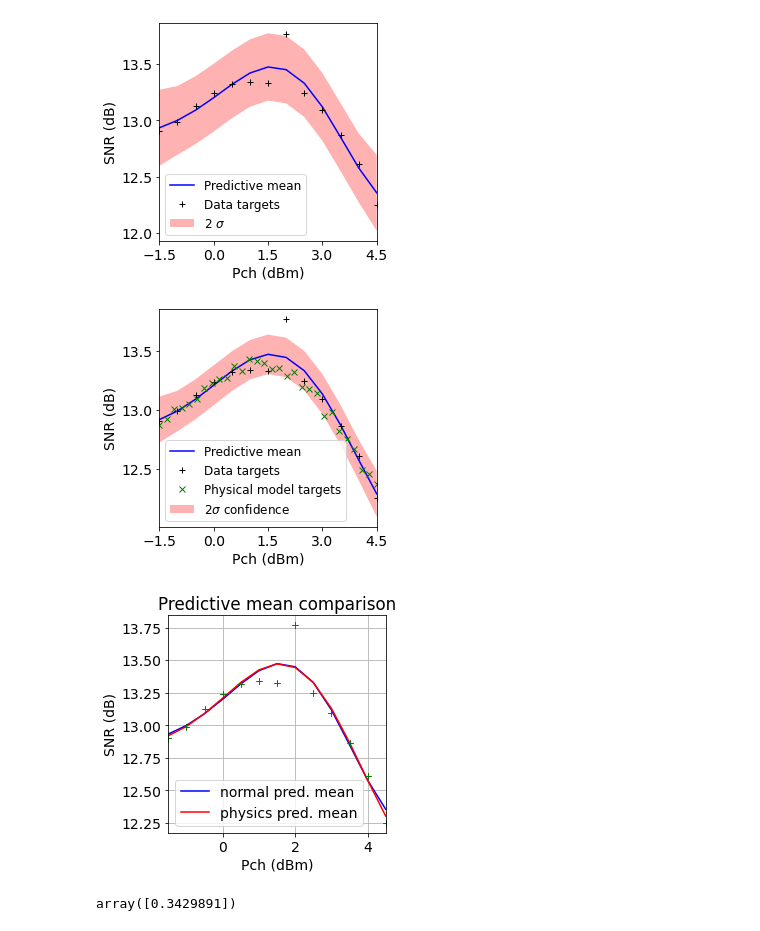
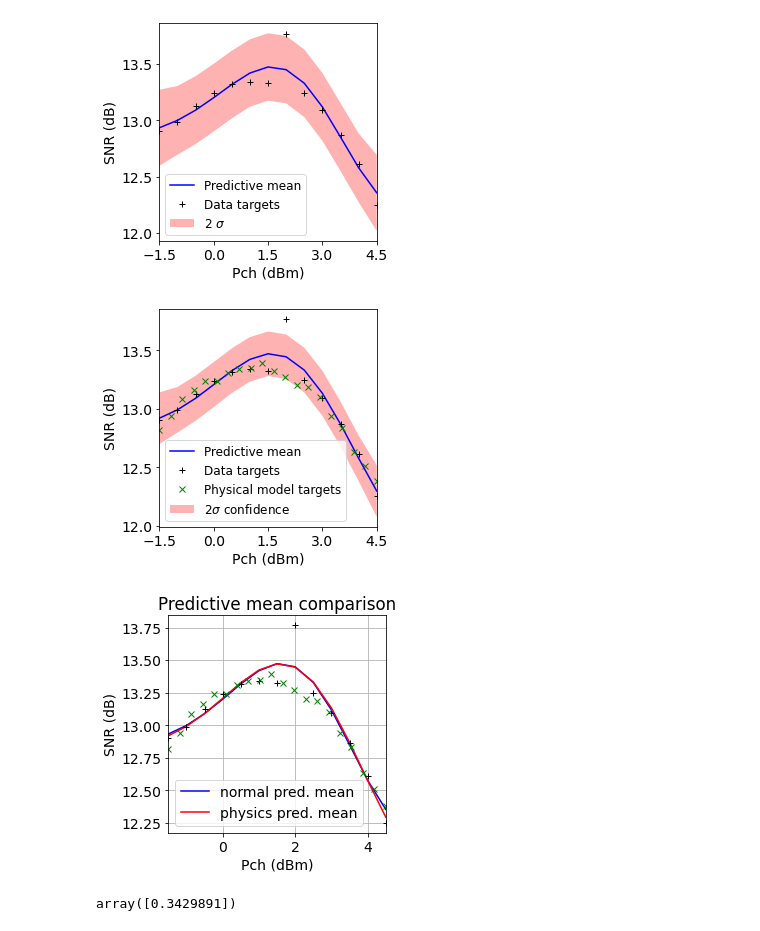
Before and after one commit to joshnevin/physics_enhanced_GPs, a Jupyter notebook: simple_model_enhanced_GPs_robust.ipynb, the cells around one changed output. Drawn from its saved outputs; the diff is of its cells as text; code cells hidden in the pictures.

```diff
--- a/simple_model_enhanced_GPs_robust.ipynb
+++ b/simple_model_enhanced_GPs_robust.ipynb
@@ -96,7 +96,7 @@ plt.show()
 # %% [markdown]
 Fit GP with and without simple physical model and compare results...
 # %%
-num_points_phys = 30 #len(snr)
+num_points_phys = 20 #len(snr)
 pch_test = np.linspace(pch[0], pch[-1], num_points_phys).reshape(-1,1)
 #snr_phys_test = sim_model.predict(pch_test, a_opt, b_opt, c_opt).reshape(-1,1)
 snr_phys_test = sim_model.predict(pch_test, a_opt, b_opt, c_opt).reshape(len(pch_test),) + np.random.normal(0, 0.03, len(pch_test))
@@ -185,29 +185,29 @@ plt.ylabel("SNR (dB)")
 plt.legend(prop={'size': 12})
 ax.set_aspect(1.0/ax.get_data_ratio(), adjustable='box')
 f.patch.set_facecolor('w')
-plt.savefig('figures/jlt2021robustphysGP.pdf', dpi=200,bbox_inches='tight')
+#plt.savefig('figures/jlt2021robustphysGP.pdf', dpi=200,bbox_inches='tight')
 plt.show()
 # %% [output]
-[figure, old version]
+[figure, new version]
 # %%
 f, ax = plt.subplots()
 ax.plot(pch, mu_sk, 'b-', label = 'normal pred. mean')
 ax.plot(pch, mu_sk_phys, 'r-', label = 'physics pred. mean')
 ax.plot(pch, snr,'k+')
-ax.plot(pch_fit, snr_fit, 'g+')
+ax.plot(pch_test, snr_phys_test, 'gx')
 #ax.plot(pch_shifted, snr_phys, 'g--', label = 'GN model')
 plt.xlim(pch[0], pch[-1])
 plt.xlabel("Pch (dBm)")
 plt.ylabel("SNR (dB)")
 plt.title("Predictive mean comparison")
 plt.legend()
 ax.set_aspect(1.0/ax.get_data_ratio(), adjustable='box')
 plt.grid()
 f.patch.set_facecolor('w')
-plt.savefig('pred_mean_comp.pdf', dpi=200,bbox_inches='tight')
+#plt.savefig('figures/robust_pred_mean_comp.pdf', dpi=200,bbox_inches='tight')
 plt.show()
 # %% [output]
-[figure, old version]
+[figure, new version]
 # %%
 max(std_sk)
 # %% [output]
```
Also changed, not shown: parts of 2 cells of this notebook, 2 other files.
